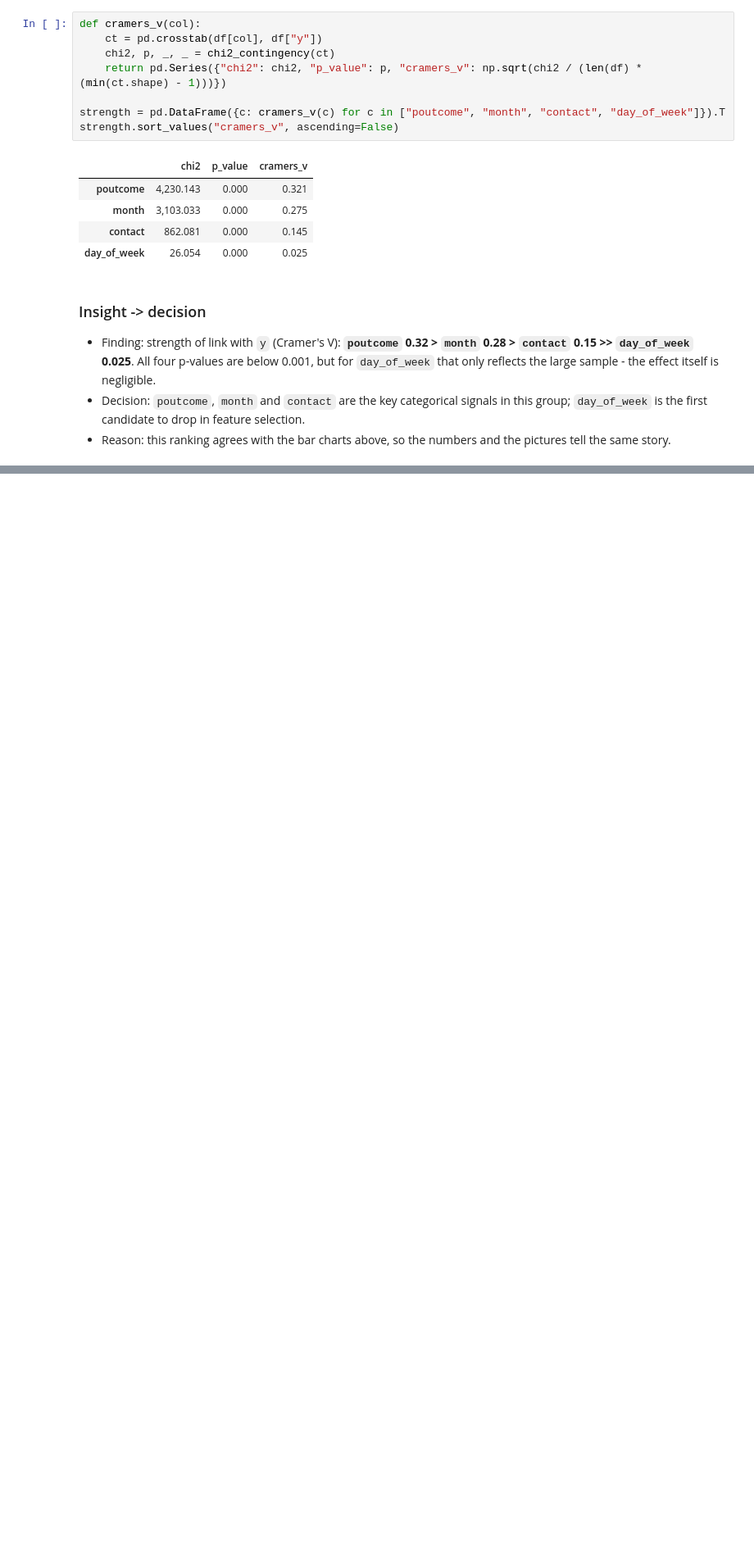
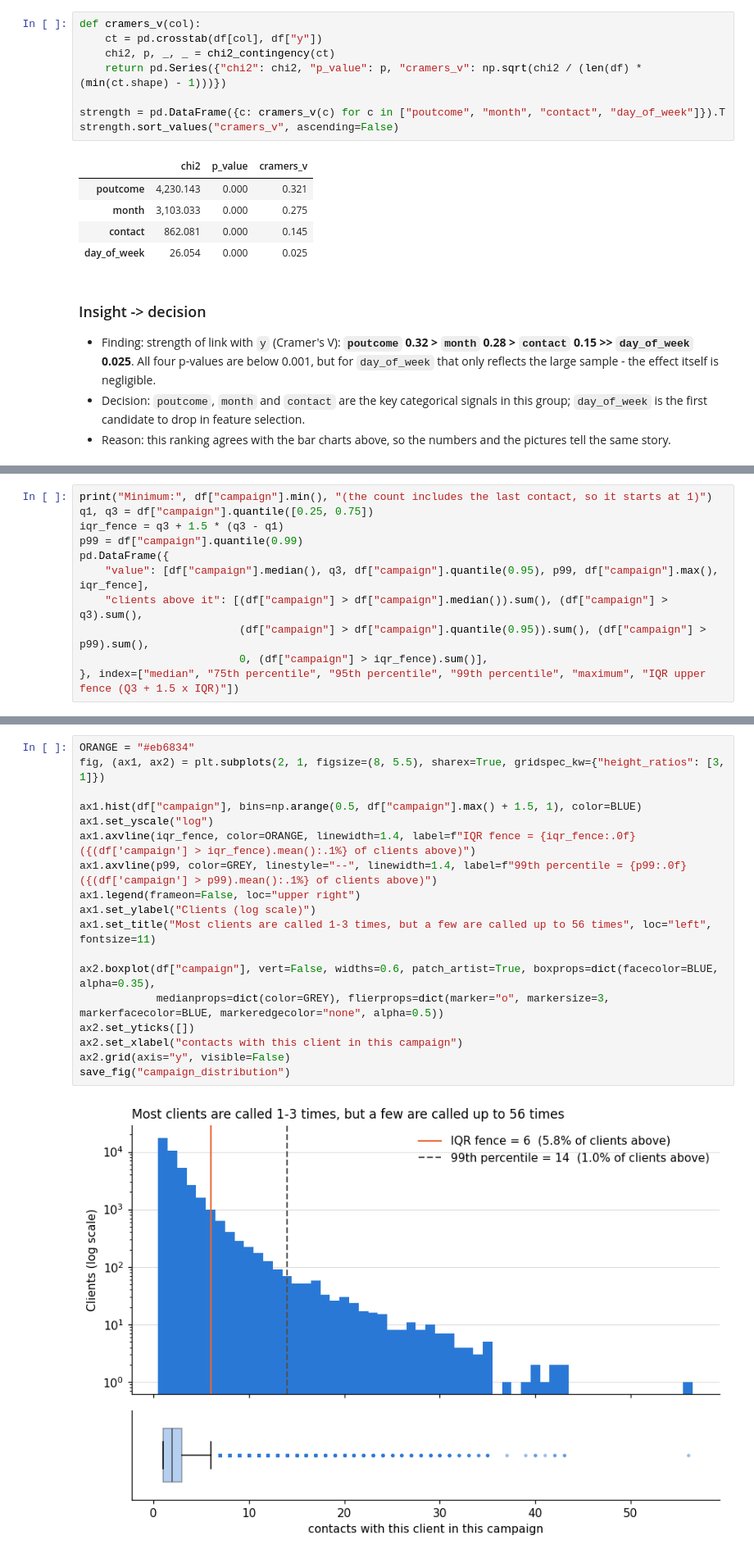
Before and after one commit to Saradala/bank-telemarketing-predictor, a Jupyter notebook: notebooks/03_eda_campaign.ipynb, the cells around one changed output, grey strips where cells are left out. Shown at 82% size. Saved outputs shown, nothing was run; the diff lists cells and outputs as text; blank space fills up the shorter version.

Commit message:
Add campaign EDA part 2: campaign, pdays, previous, correlations
Outlier analysis with IQR vs 99th percentile, the pdays=999 vs poutcome inconsistency, and CampaignFeatures shown on the real data.

```diff
--- a/notebooks/03_eda_campaign.ipynb
+++ b/notebooks/03_eda_campaign.ipynb
@@ -287,0 +291,11 @@ strength.sort_values("cramers_v", ascending=False)
+# %%
+print("Minimum:", df["campaign"].min(), "(the count includes the last contact, so it starts at 1)")
+q1, q3 = df["campaign"].quantile([0.25, 0.75])
+iqr_fence = q3 + 1.5 * (q3 - q1)
+p99 = df["campaign"].quantile(0.99)
+pd.DataFrame({
+    "value": [df["campaign"].median(), q3, df["campaign"].quantile(0.95), p99, df["campaign"].max(), iqr_fence],
+    "clients above it": [(df["campaign"] > df["campaign"].median()).sum(), (df["campaign"] > q3).sum(),
+                         (df["campaign"] > df["campaign"].quantile(0.95)).sum(), (df["campaign"] > p99).sum(),
+                         0, (df["campaign"] > iqr_fence).sum()],
+}, index=["median", "75th percentile", "95th percentile", "99th percentile", "maximum", "IQR upper fence (Q3 + 1.5 x IQR)"])
@@ -287,0 +311,20 @@ strength.sort_values("cramers_v", ascending=False)
+# %%
+ORANGE = "#eb6834"
+fig, (ax1, ax2) = plt.subplots(2, 1, figsize=(8, 5.5), sharex=True, gridspec_kw={"height_ratios": [3, 1]})
+
+ax1.hist(df["campaign"], bins=np.arange(0.5, df["campaign"].max() + 1.5, 1), color=BLUE)
+ax1.set_yscale("log")
+ax1.axvline(iqr_fence, color=ORANGE, linewidth=1.4, label=f"IQR fence = {iqr_fence:.0f}  ({(df['campaign'] > iqr_fence).mean():.1%} of clients above)")
+ax1.axvline(p99, color=GREY, linestyle="--", linewidth=1.4, label=f"99th percentile = {p99:.0f}  ({(df['campaign'] > p99).mean():.1%} of clients above)")
+ax1.legend(frameon=False, loc="upper right")
+ax1.set_ylabel("Clients (log scale)")
+ax1.set_title("Most clients are called 1-3 times, but a few are called up to 56 times", loc="left", fontsize=11)
+
+ax2.boxplot(df["campaign"], vert=False, widths=0.6, patch_artist=True, boxprops=dict(facecolor=BLUE, alpha=0.35),
+            medianprops=dict(color=GREY), flierprops=dict(marker="o", markersize=3, markerfacecolor=BLUE, markeredgecolor="none", alpha=0.5))
+ax2.set_yticks([])
+ax2.set_xlabel("contacts with this client in this campaign")
+ax2.grid(axis="y", visible=False)
+save_fig("campaign_distribution")
+# %% [output]
+[figure, added]
```
Also changed, not shown: parts of 24 cells of this notebook, 4 other files.
